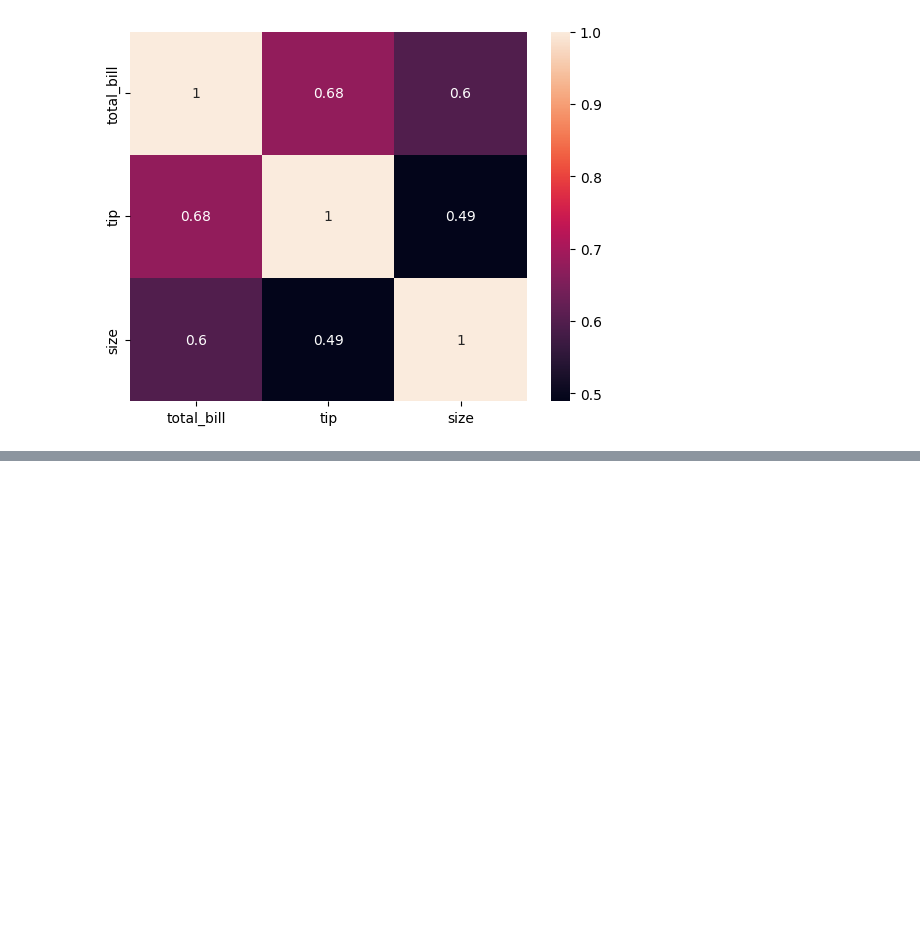
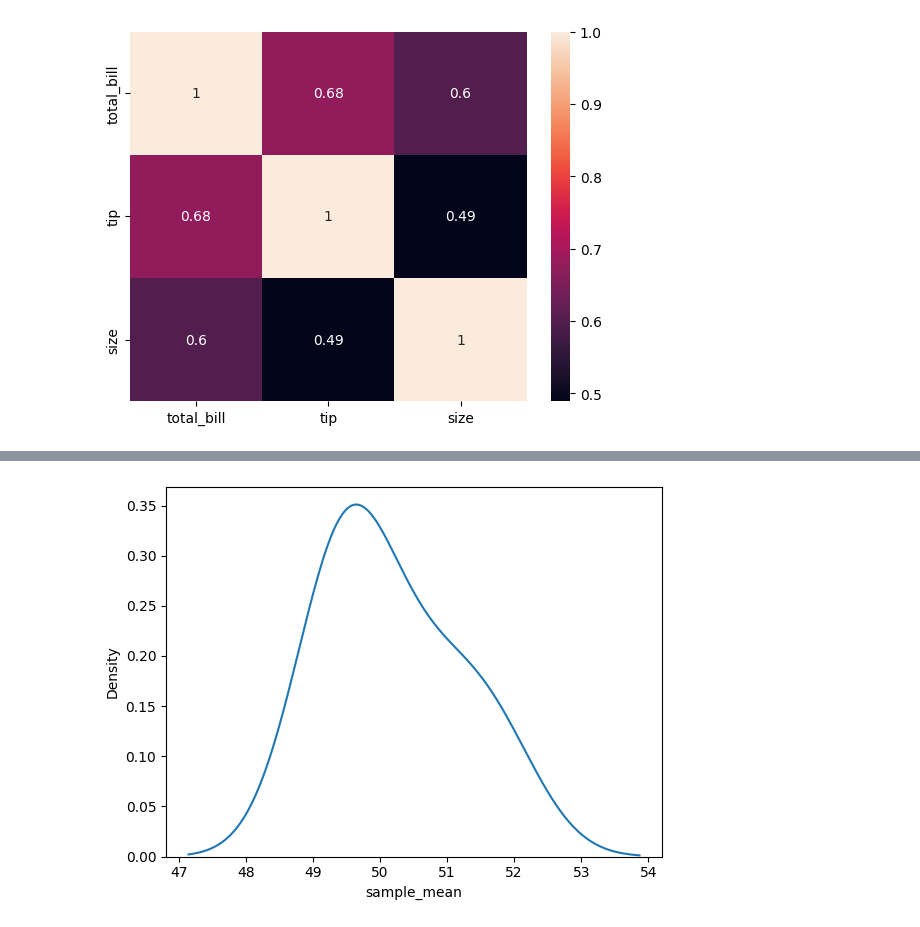
Before and after one commit to faruk950147/Python-A-to-Z, a Jupyter notebook: 07 ML/statictist/main.ipynb, the cells around one changed output, grey strips where cells are left out. Drawn from its saved outputs; the diff is of its cells as text; code cells hidden in the pictures; blank space fills up the shorter version.

```diff
--- a/07 ML/statictist/main.ipynb
+++ b/07 ML/statictist/main.ipynb
@@ -1170,0 +1192,13 @@ import seaborn as sns
+# %%
+sample_mean = []
+for i in range(5):
+    sample = []
+    for j in range(1000):
+        sample.append(np.random.choice(population, size=1))
+    sample_mean.append(np.mean(sample))
+
+df = pd.DataFrame({'sample_mean': sample_mean})
+sns.kdeplot(data=df, x='sample_mean')
+plt.show()
+# %% [output]
+[figure, added]
```
Also changed, not shown: parts of 3 cells of this notebook.
